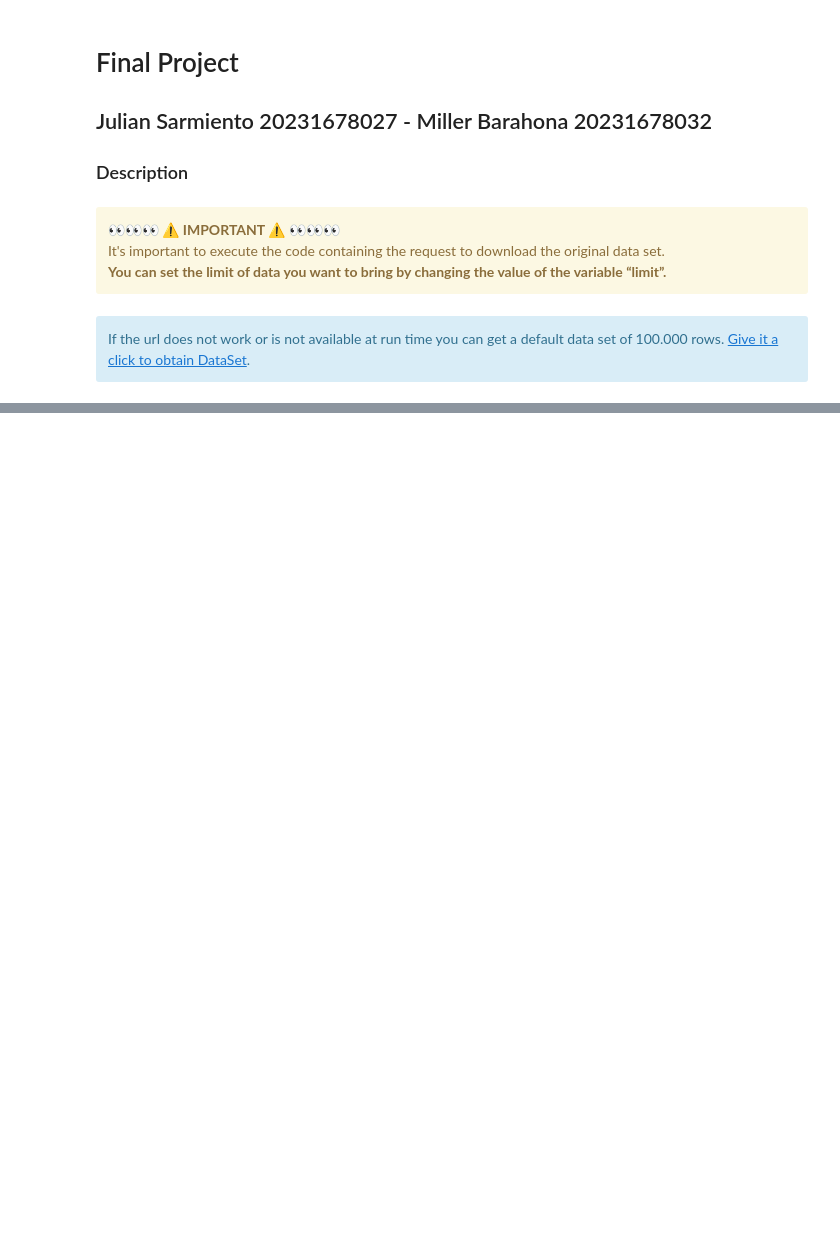
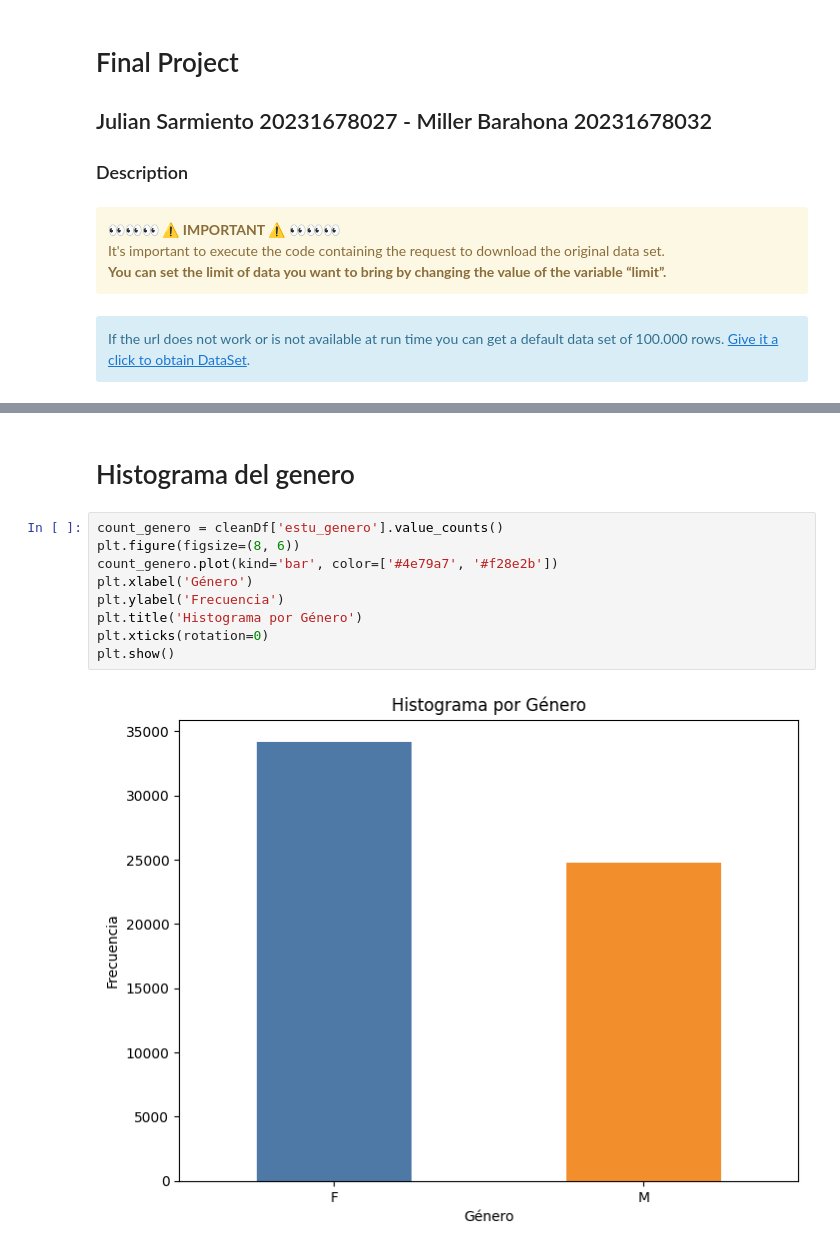
Before and after one commit to millerbarahona/Analisis-de-Datos, a Jupyter notebook: FinalProject/SaberProExamScoreEDA.ipynb, the cells around one changed output, grey strips where cells are left out. Saved outputs shown, nothing was run; the diff lists cells and outputs as text; blank space fills up the shorter version.

```diff
--- a/FinalProject/SaberProExamScoreEDA.ipynb
+++ b/FinalProject/SaberProExamScoreEDA.ipynb
@@ -31,0 +135,13 @@ else:
+# %% [markdown]
+# Histograma del genero
+# %%
+count_genero = cleanDf['estu_genero'].value_counts()
+plt.figure(figsize=(8, 6))
+count_genero.plot(kind='bar', color=['#4e79a7', '#f28e2b'])
+plt.xlabel('Género')
+plt.ylabel('Frecuencia')
+plt.title('Histograma por Género')
+plt.xticks(rotation=0)
+plt.show()
+# %% [output]
+[figure, added]
```
Also changed, not shown: parts of 18 cells of this notebook.
